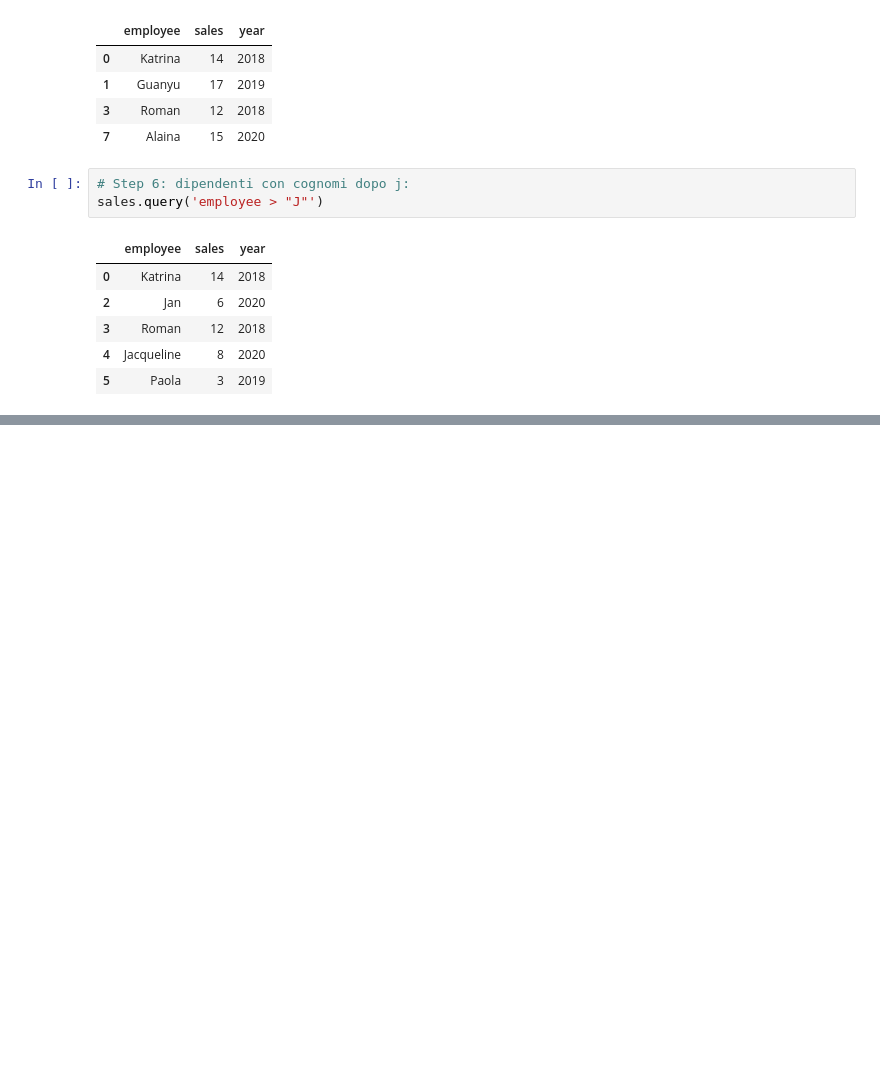
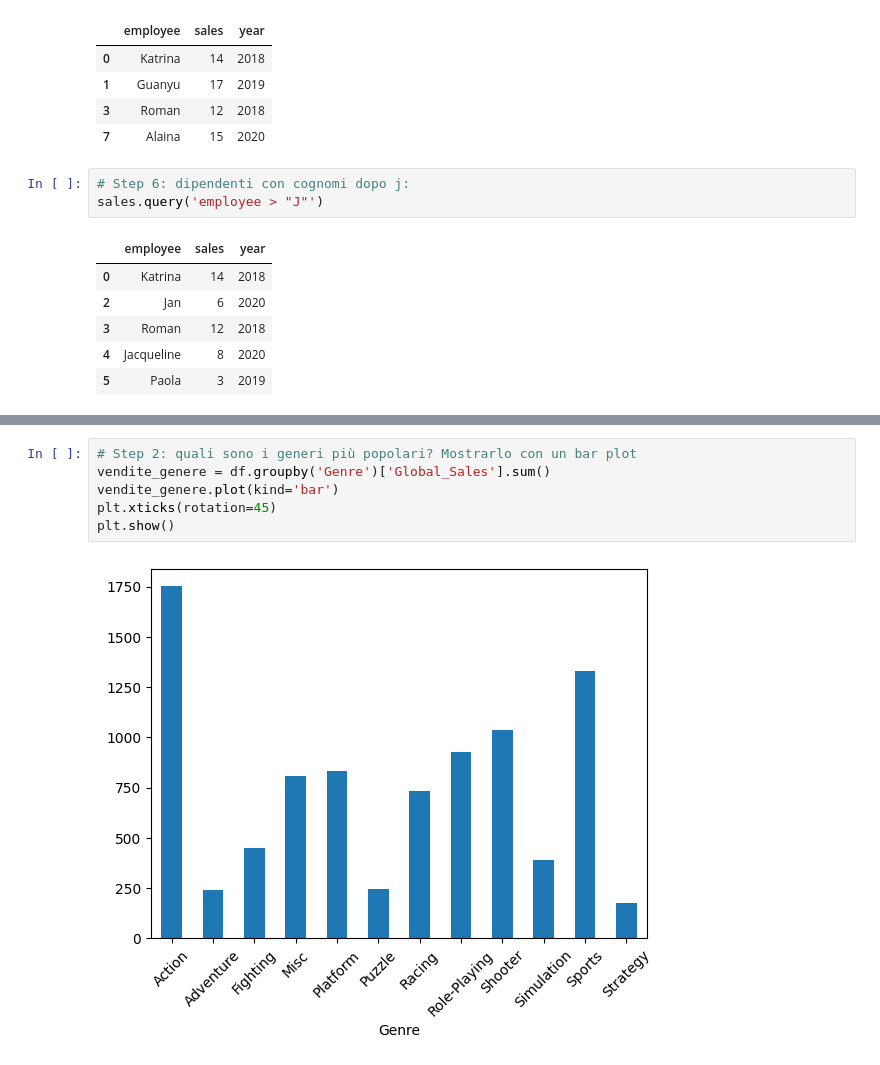
Before and after one commit to SofiaOlivo/LabProg, a Jupyter notebook: 6.4_Esercizi.ipynb, the cells around one changed output, grey strips where cells are left out. Cells and saved outputs as stored; diff of their text form; blank space fills up the shorter version.

```diff
--- a/6.4_Esercizi.ipynb
+++ b/6.4_Esercizi.ipynb
@@ -125,0 +133,8 @@ df.head()
+# %%
+# Step 2: quali sono i generi più popolari? Mostrarlo con un bar plot
+vendite_genere = df.groupby('Genre')['Global_Sales'].sum()
+vendite_genere.plot(kind='bar')
+plt.xticks(rotation=45)
+plt.show()
+# %% [output]
+[figure, added]
```
Also changed, not shown: parts of 3 cells of this notebook, 2 other files.
